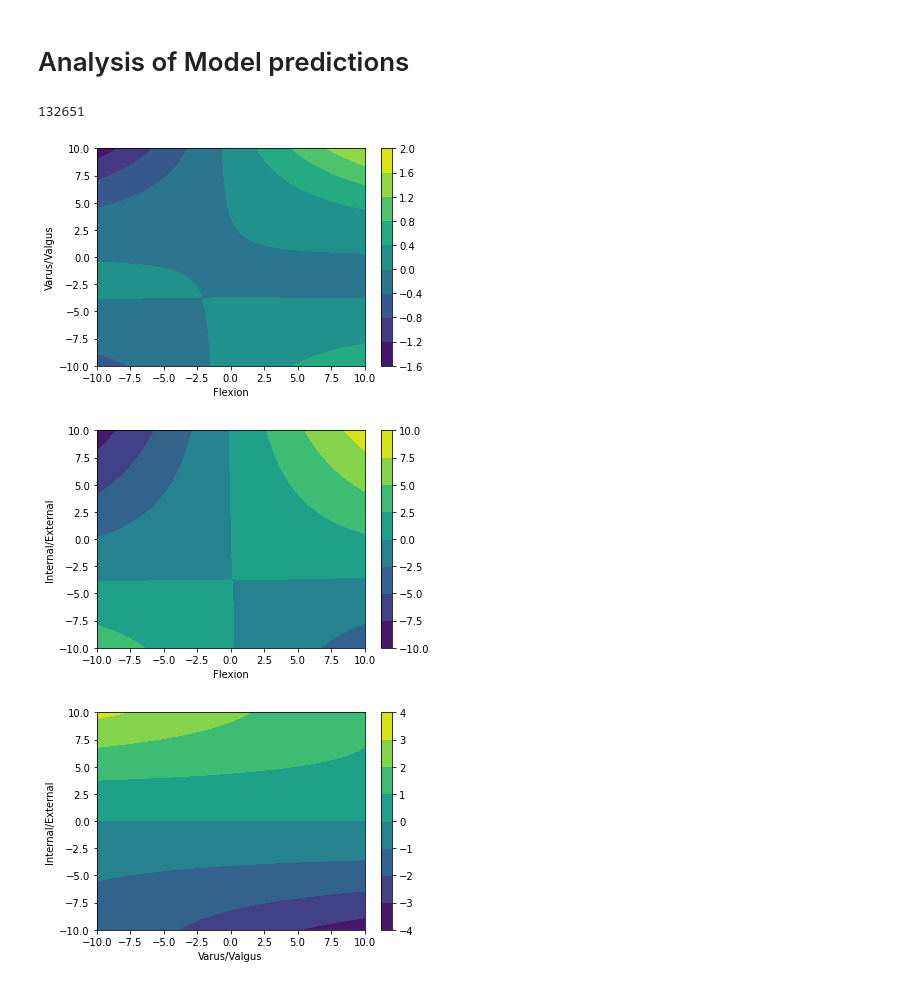
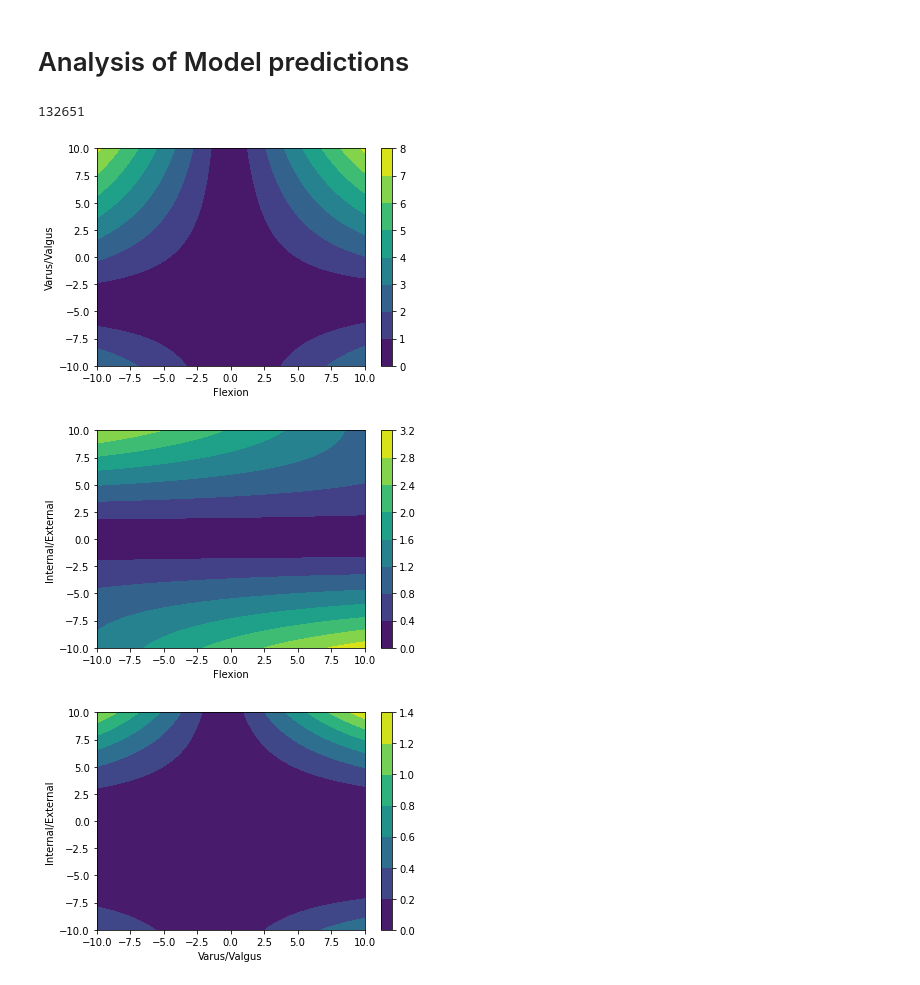
Before and after one commit to choiboy92/knee_parallax, a Jupyter notebook: whitesides_error.ipynb, the cells around one changed output. Cells and saved outputs as stored; diff of their text form; code cells hidden in the pictures.

Commit message:
Abs values, fix plot_data

```diff
--- a/whitesides_error.ipynb
+++ b/whitesides_error.ipynb
@@ -214,7 +216,7 @@ def whiteside_error(knee_mov, view_mov, femur_length, view_d):
     #print("New angle (deg):", theta_proj)
     #print("Angle change (deg):", theta_proj- theta)
 
-    angle_diff += [theta_proj- theta]
+    angle_diff += [np.abs(theta_proj- theta)]
   return np.array(angle_diff)
 # %%
 # PLOT FOR COMBINATION VARIATIONS
@@ -236,37 +238,37 @@ knee_mov = Xgrid  #columns are flexion, var_val, int_ext
 
 # keep viewing plane stationary and perpendicular for now
 view_mov = [0, 0, 0]  #flexion, var_val, int_ext
 femur_length = 45 #cm
-view_d = 50 #cm from femur
+view_d = 65 #cm from hip joint
 
 output = whiteside_error(knee_mov, view_mov, femur_length, view_d)
 
 plot_data = output.reshape(num,num,num)
 #print(Xgrid[:num*2])
 #print(plot_data)
-flex_varvalg = plot_data[:, int((num-1)/2), :] #x1, x2 varying, fix x3=0
-flex_intext = plot_data[:, :, int((num-1)/2)]  #x1, x3 varying, fix x2=0
-varvalg_intext = plot_data[int((num-1)/2), :, :]  #x2, x3 varying, fix x2=0
+flex_varvalg = plot_data[:, :, int((num-1)/2)] #x1, x2 varying, fix x3=0
+flex_intext = plot_data[int((num-1)/2), :, :]  #x1, x3 varying, fix x2=0
+varvalg_intext = plot_data[:, int((num-1)/2), :]  #x2, x3 varying, fix x1=0
 
 plt.contourf(x1line, x2line, flex_varvalg, cmap='viridis')
 plt.xlabel("Flexion")
 plt.ylabel("Varus/Valgus")
 plt.colorbar()
 plt.show()
 
 plt.contourf(x1line, x3line, flex_intext, cmap='viridis')
 plt.xlabel("Flexion")
 plt.ylabel("Internal/External")
 plt.colorbar()
 plt.show()
 
 plt.contourf(x2line, x3line, varvalg_intext, cmap='viridis')
 plt.xlabel("Varus/Valgus")
 plt.ylabel("Internal/External")
 plt.colorbar()
 plt.show()
 # %% [output]
 132651
-[figure, old version]
+[figure, new version]
-[figure, old version]
+[figure, new version]
-[figure, old version]
+[figure, new version]
```
Also changed, not shown: parts of 5 cells of this notebook.
